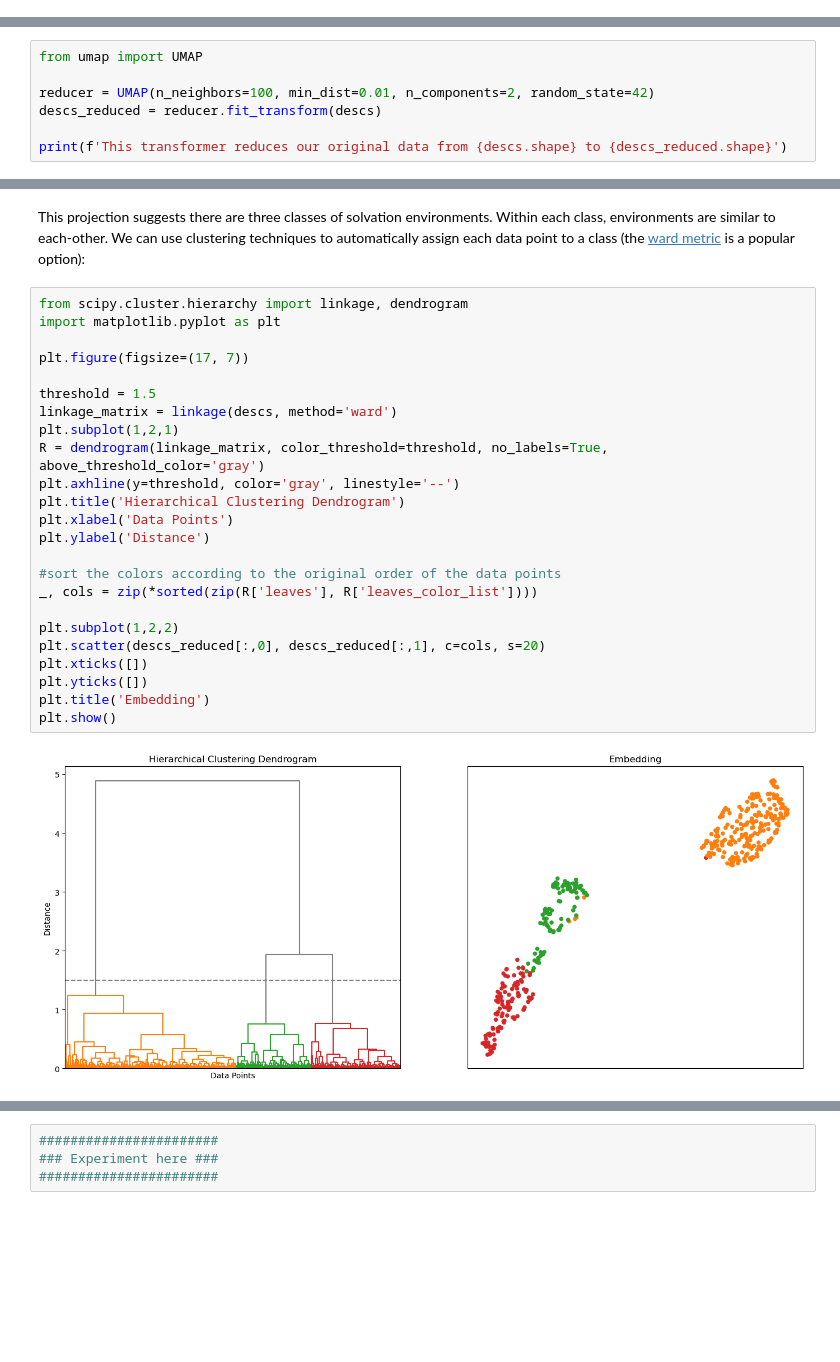
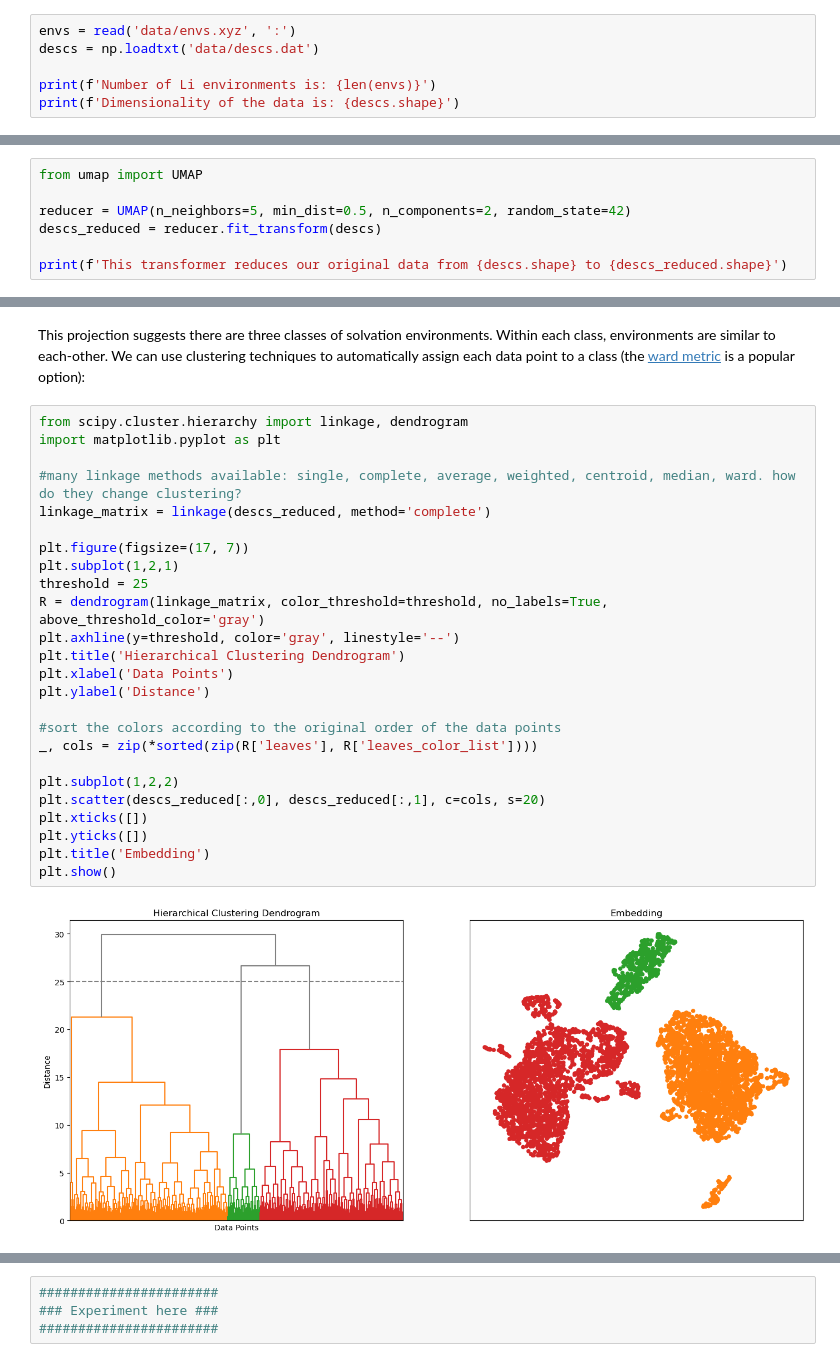
Before and after one commit to imagdau/FUSE2024, a Jupyter notebook: notebook.ipynb, the cells around one changed output, grey strips where cells are left out. Cells and saved outputs as stored; diff of their text form; blank space fills up the shorter version.

```diff
--- a/notebook.ipynb
+++ b/notebook.ipynb
@@ -264,0 +264,6 @@ Dimensionality of the data is: (450, 128)
+# %%
+envs = read('data/envs.xyz', ':')
+descs = np.loadtxt('data/descs.dat')
+
+print(f'Number of Li environments is: {len(envs)}')
+print(f'Dimensionality of the data is: {descs.shape}')
@@ -267,7 +275,7 @@ It would be great to visualize this feature space and check which solvation envi
 # %%
 from umap import UMAP
 
-reducer = UMAP(n_neighbors=100, min_dist=0.01, n_components=2, random_state=42)
+reducer = UMAP(n_neighbors=5, min_dist=0.5, n_components=2, random_state=42)
 descs_reduced = reducer.fit_transform(descs)
 
 print(f'This transformer reduces our original data from {descs.shape} to {descs_reduced.shape}')
@@ -287,27 +296,28 @@ This projection suggests there are three classes of solvation environments. With
 # %%
 from scipy.cluster.hierarchy import linkage, dendrogram
 import matplotlib.pyplot as plt
 
+#many linkage methods available: single, complete, average, weighted, centroid, median, ward. how do they change clustering?
+linkage_matrix = linkage(descs_reduced, method='complete')
+
 plt.figure(figsize=(17, 7))
-
-threshold = 1.5
-linkage_matrix = linkage(descs, method='ward')
 plt.subplot(1,2,1)
+threshold = 25
 R = dendrogram(linkage_matrix, color_threshold=threshold, no_labels=True, above_threshold_color='gray')
 plt.axhline(y=threshold, color='gray', linestyle='--')
 plt.title('Hierarchical Clustering Dendrogram')
 plt.xlabel('Data Points')
 plt.ylabel('Distance')
 
 #sort the colors according to the original order of the data points
 _, cols = zip(*sorted(zip(R['leaves'], R['leaves_color_list'])))
 
 plt.subplot(1,2,2)
 plt.scatter(descs_reduced[:,0], descs_reduced[:,1], c=cols, s=20)
 plt.xticks([])
 plt.yticks([])
 plt.title('Embedding')
 plt.show()
 # %% [output]
-[figure, old version]
+[figure, new version]
 # %% [markdown]
```
Also changed, not shown: parts of 21 cells of this notebook, 5 other files.
